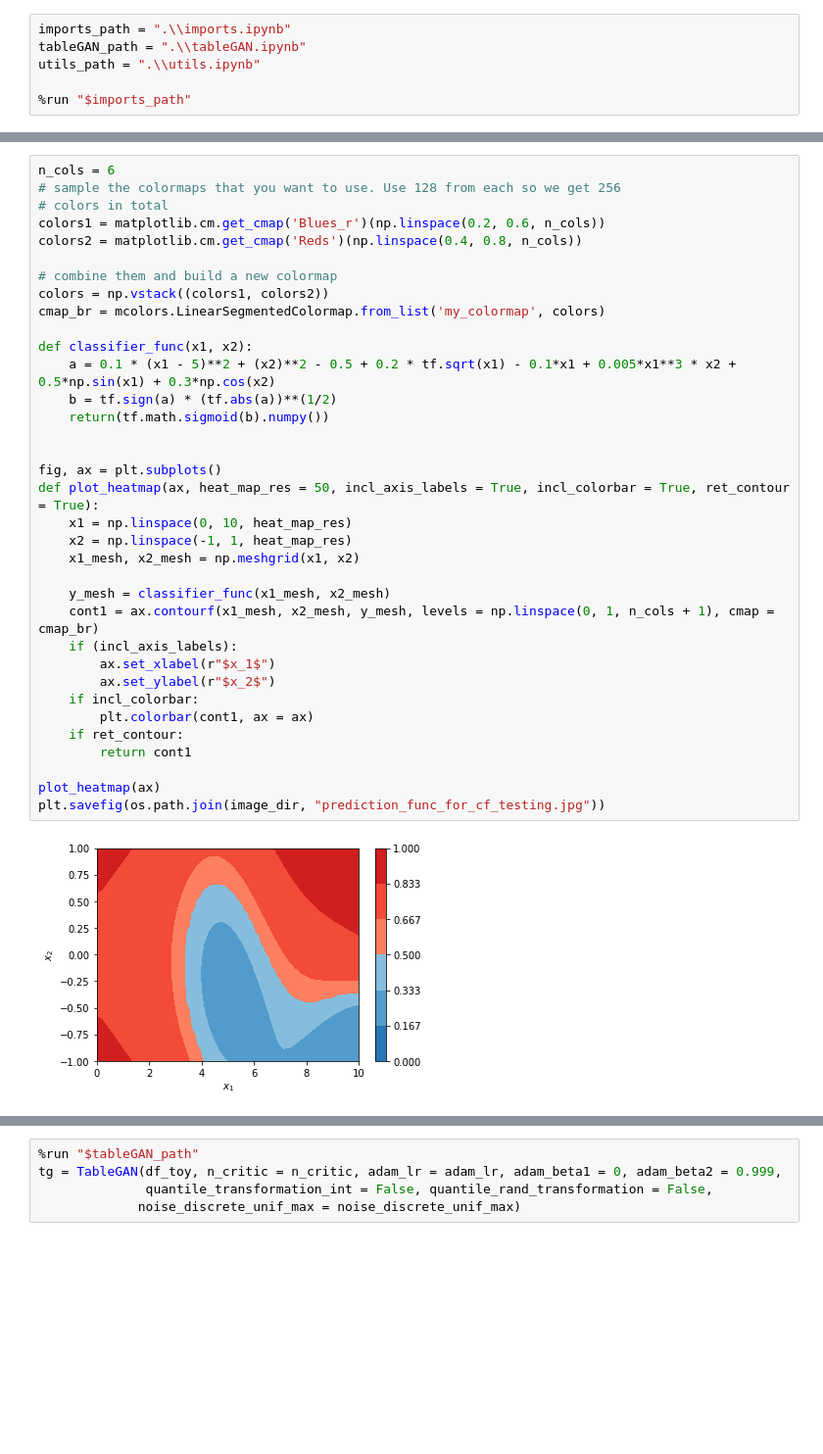
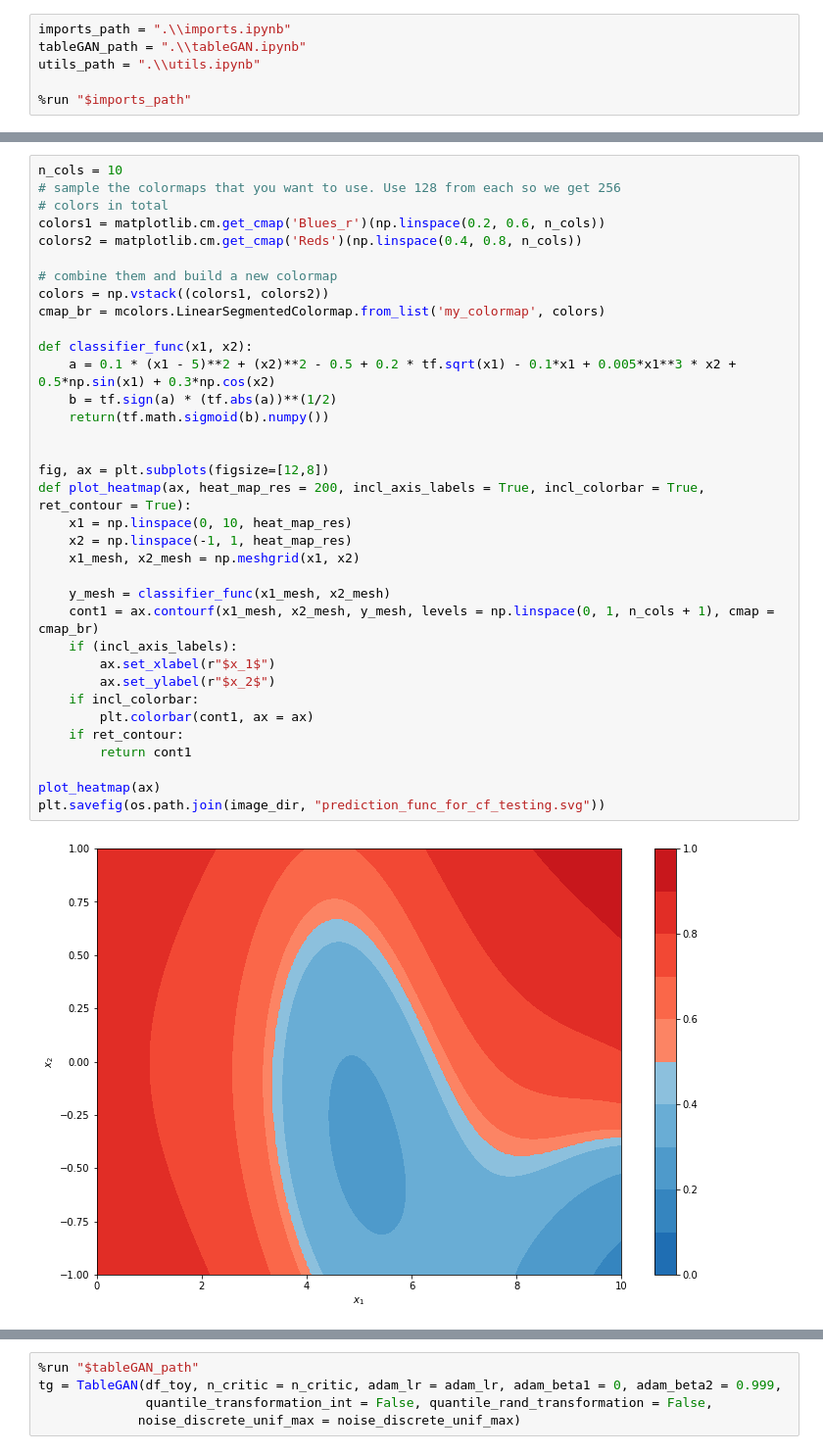
Before and after one commit to ArneRustad/Master-thesis-cf, a Jupyter notebook: Compare counterfactuals.ipynb, the cells around one changed output, grey strips where cells are left out. Shown at 98% size. Saved outputs shown, nothing was run; the diff lists cells and outputs as text; blank space fills up the shorter version.

```diff
--- a/Compare counterfactuals.ipynb
+++ b/Compare counterfactuals.ipynb
@@ -29,42 +28,42 @@ timer_dir = ".\\Timers"
 dataset_dir = ".\\Datasets"
 retrain = True
 # %%
-n_cols = 6
+n_cols = 10
 # sample the colormaps that you want to use. Use 128 from each so we get 256
 # colors in total
 colors1 = matplotlib.cm.get_cmap('Blues_r')(np.linspace(0.2, 0.6, n_cols))
 colors2 = matplotlib.cm.get_cmap('Reds')(np.linspace(0.4, 0.8, n_cols))
 
 # combine them and build a new colormap
 colors = np.vstack((colors1, colors2))
 cmap_br = mcolors.LinearSegmentedColormap.from_list('my_colormap', colors)
 
 def classifier_func(x1, x2):
     a = 0.1 * (x1 - 5)**2 + (x2)**2 - 0.5 + 0.2 * tf.sqrt(x1) - 0.1*x1 + 0.005*x1**3 * x2 + 0.5*np.sin(x1) + 0.3*np.cos(x2)
     b = tf.sign(a) * (tf.abs(a))**(1/2)
     return(tf.math.sigmoid(b).numpy())
 
 
-fig, ax = plt.subplots()
-def plot_heatmap(ax, heat_map_res = 50, incl_axis_labels = True, incl_colorbar = True, ret_contour = True):
+fig, ax = plt.subplots(figsize=[12,8])
+def plot_heatmap(ax, heat_map_res = 200, incl_axis_labels = True, incl_colorbar = True, ret_contour = True):
     x1 = np.linspace(0, 10, heat_map_res)
     x2 = np.linspace(-1, 1, heat_map_res)
     x1_mesh, x2_mesh = np.meshgrid(x1, x2)
 
     y_mesh = classifier_func(x1_mesh, x2_mesh)
     cont1 = ax.contourf(x1_mesh, x2_mesh, y_mesh, levels = np.linspace(0, 1, n_cols + 1), cmap = cmap_br)
     if (incl_axis_labels):
         ax.set_xlabel(r"$x_1$")
         ax.set_ylabel(r"$x_2$")
     if incl_colorbar:
         plt.colorbar(cont1, ax = ax)
     if ret_contour:
         return cont1
 
 plot_heatmap(ax)
-plt.savefig(os.path.join(image_dir, "prediction_func_for_cf_testing.jpg"))
+plt.savefig(os.path.join(image_dir, "prediction_func_for_cf_testing.svg"))
 # %% [output]
-[figure, old version]
+[figure, new version]
 # %%
 def classifier(data):
     return(classifier_func(data["x1"], data["x2"]))
```
Also changed, not shown: parts of 11 cells of this notebook, 13 other files.
